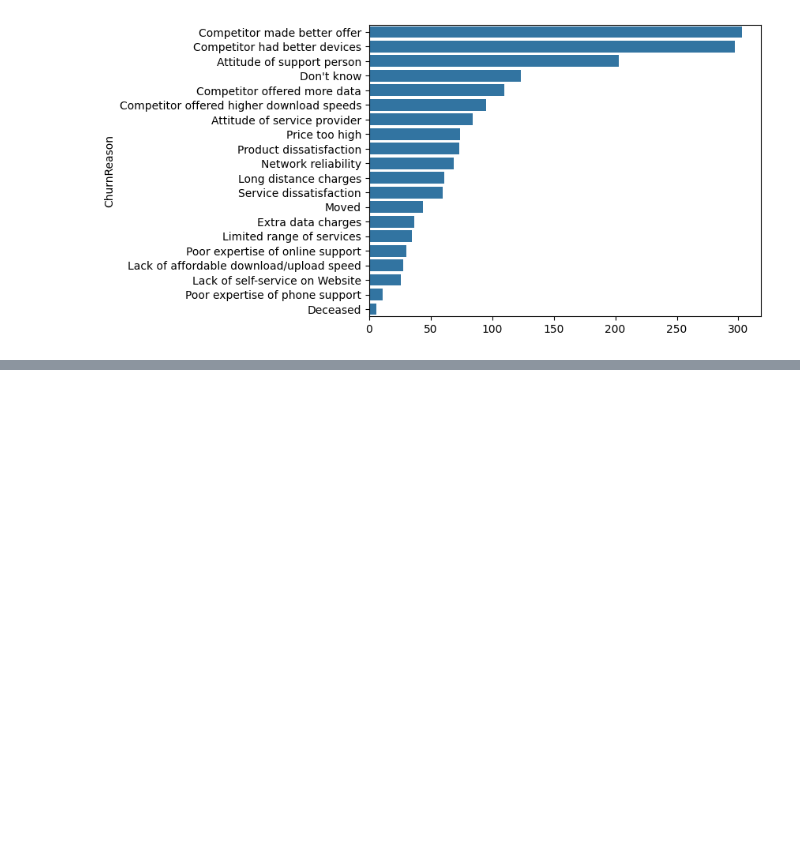
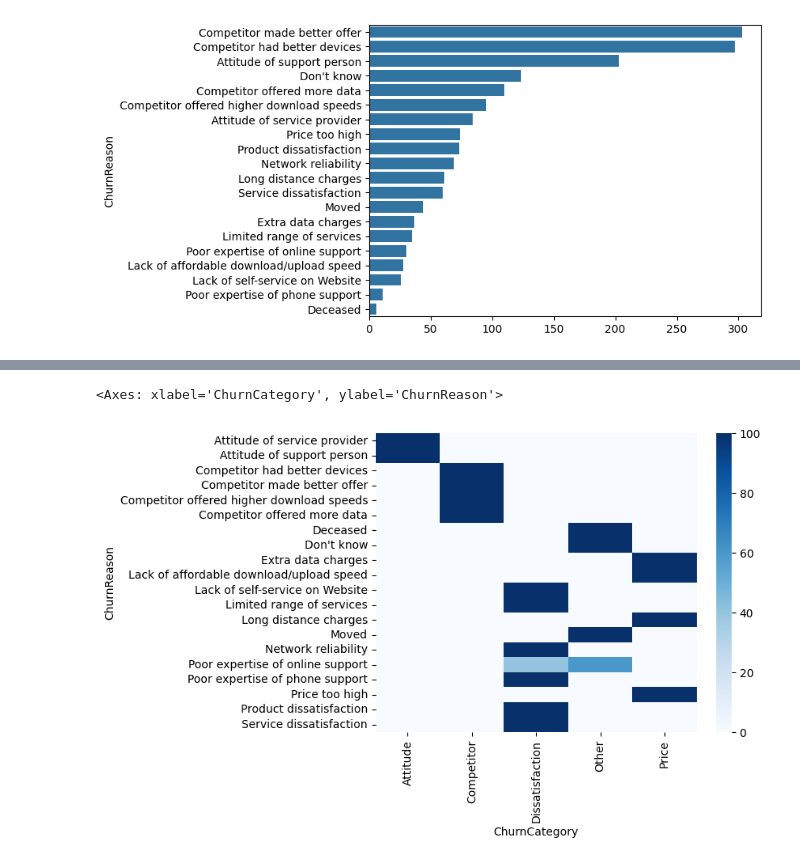
Before and after one commit to eightsixtwo/bpp_lectures, a Jupyter notebook: notebooks/DA_wk02_eda_additional.ipynb, the cells around one changed output, grey strips where cells are left out. Cells and saved outputs as stored; diff of their text form; code cells hidden in the pictures; blank space fills up the shorter version.

```diff
--- a/notebooks/DA_wk02_eda_additional.ipynb
+++ b/notebooks/DA_wk02_eda_additional.ipynb
@@ -214,0 +228,14 @@ sns.barplot(
+# %%
+ct_pct = pd.crosstab(
+    df_reason['ChurnReason'],
+    df_reason['ChurnCategory'],
+    normalize='index'
+) * 100
+
+sns.heatmap(
+    ct_pct,
+    cmap='Blues'
+)
+# %% [output]
+<Axes: xlabel='ChurnCategory', ylabel='ChurnReason'>
+[figure, added]
```
Also changed, not shown: parts of 4 cells of this notebook, 5 other files.
